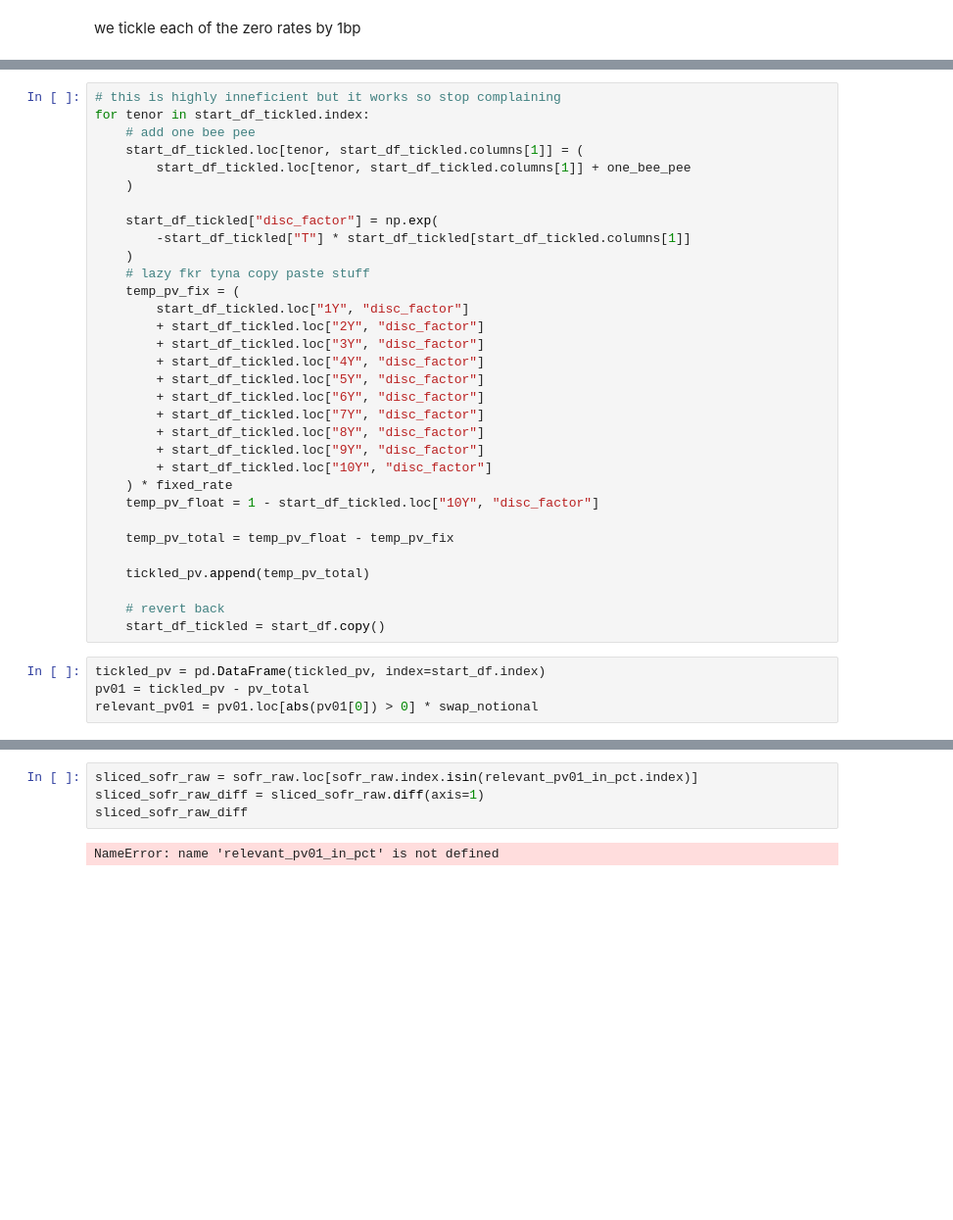
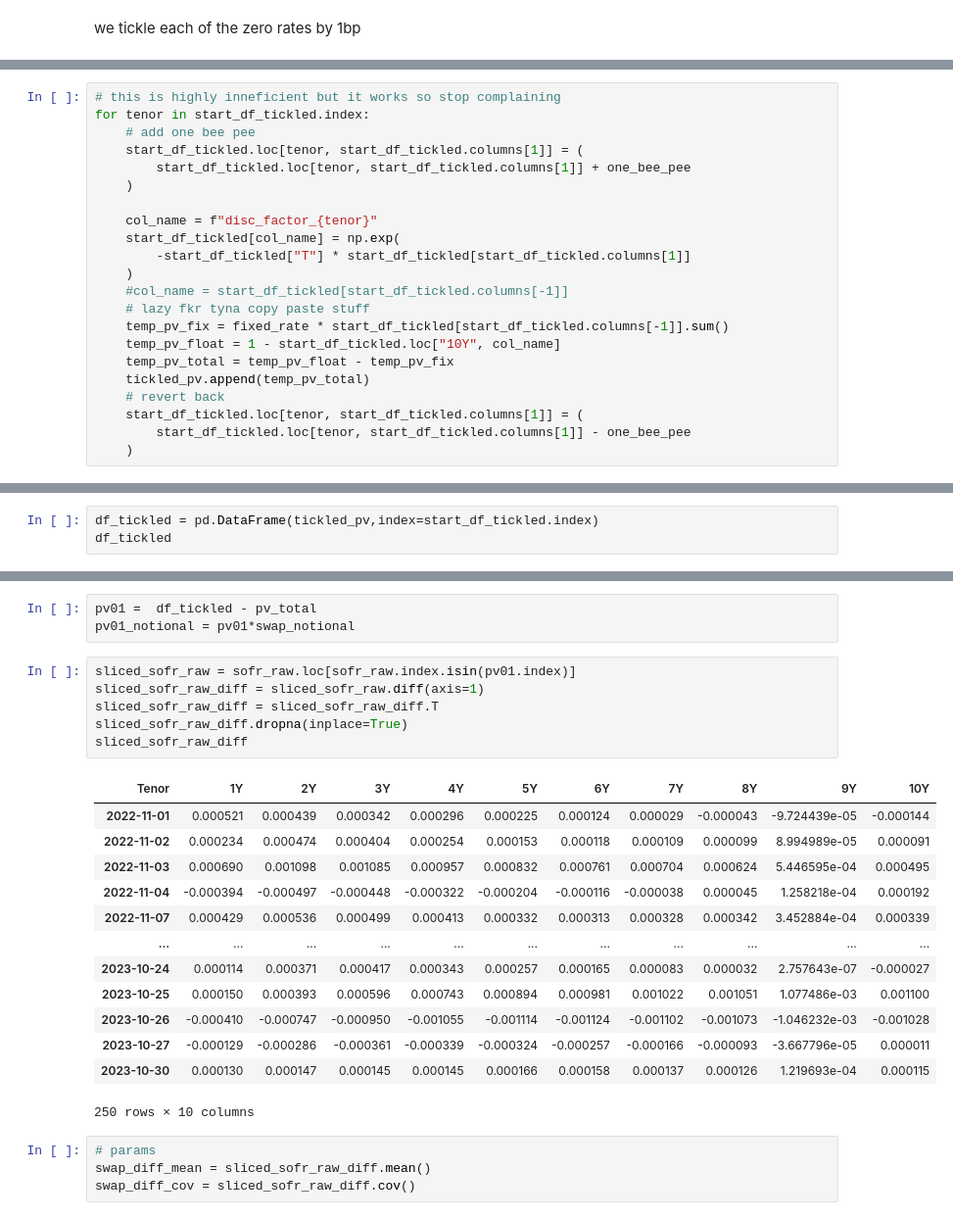
Before and after one commit to kilowiski/risk-analysis-mirror, a Jupyter notebook: var.ipynb, the cells around one changed output, grey strips where cells are left out. Shown: that part at 98% size. Cells and saved outputs as stored; diff of their text form; blank space fills up the shorter version.

Commit message:
done parametric

```diff
--- a/var.ipynb
+++ b/var.ipynb
@@ -270,31 +232,17 @@ for tenor in start_df_tickled.index:
         start_df_tickled.loc[tenor, start_df_tickled.columns[1]] + one_bee_pee
     )
 
-    start_df_tickled["disc_factor"] = np.exp(
+    col_name = f"disc_factor_{tenor}"
+    start_df_tickled[col_name] = np.exp(
         -start_df_tickled["T"] * start_df_tickled[start_df_tickled.columns[1]]
     )
+    #col_name = start_df_tickled[start_df_tickled.columns[-1]]
     # lazy fkr tyna copy paste stuff
-    temp_pv_fix = (
-        start_df_tickled.loc["1Y", "disc_factor"]
-        + start_df_tickled.loc["2Y", "disc_factor"]
-        + start_df_tickled.loc["3Y", "disc_factor"]
-        + start_df_tickled.loc["4Y", "disc_factor"]
-        + start_df_tickled.loc["5Y", "disc_factor"]
-        + start_df_tickled.loc["6Y", "disc_factor"]
-        + start_df_tickled.loc["7Y", "disc_factor"]
-        + start_df_tickled.loc["8Y", "disc_factor"]
-        + start_df_tickled.loc["9Y", "disc_factor"]
-        + start_df_tickled.loc["10Y", "disc_factor"]
-    ) * fixed_rate
-    temp_pv_float = 1 - start_df_tickled.loc["10Y", "disc_factor"]
-
+    temp_pv_fix = fixed_rate * start_df_tickled[start_df_tickled.columns[-1]].sum()
+    temp_pv_float = 1 - start_df_tickled.loc["10Y", col_name]
     temp_pv_total = temp_pv_float - temp_pv_fix
-
     tickled_pv.append(temp_pv_total)
-
     # revert back
-    start_df_tickled = start_df.copy()
+    start_df_tickled.loc[tenor, start_df_tickled.columns[1]] = (
+        start_df_tickled.loc[tenor, start_df_tickled.columns[1]] - one_bee_pee
+    )
-# %%
-tickled_pv = pd.DataFrame(tickled_pv, index=start_df.index)
-pv01 = tickled_pv - pv_total
-relevant_pv01 = pv01.loc[abs(pv01[0]) > 0] * swap_notional
@@ -315,0 +264,3 @@ relevant_pv01
+# %%
+df_tickled = pd.DataFrame(tickled_pv,index=start_df_tickled.index)
+df_tickled
@@ -316,6 +280,27 @@ relevant_pv01
+# %%
+pv01 =  df_tickled - pv_total
+pv01_notional = pv01*swap_notional
 # %%
-sliced_sofr_raw = sofr_raw.loc[sofr_raw.index.isin(relevant_pv01_in_pct.index)]
+sliced_sofr_raw = sofr_raw.loc[sofr_raw.index.isin(pv01.index)]
 sliced_sofr_raw_diff = sliced_sofr_raw.diff(axis=1)
+sliced_sofr_raw_diff = sliced_sofr_raw_diff.T
+sliced_sofr_raw_diff.dropna(inplace=True)
 sliced_sofr_raw_diff
 # %% [output]
+| Tenor | 1Y | 2Y | 3Y | 4Y | 5Y | 6Y | 7Y | 8Y | 9Y | 10Y |
+| 2022-11-01 | 0.000521 | 0.000439 | 0.000342 | 0.000296 | 0.000225 | 0.000124 | 0.000029 | -0.000043 | -9.724439e-05 | -0.000144 |
+| 2022-11-02 | 0.000234 | 0.000474 | 0.000404 | 0.000254 | 0.000153 | 0.000118 | 0.000109 | 0.000099 | 8.994989e-05 | 0.000091 |
+| 2022-11-03 | 0.000690 | 0.001098 | 0.001085 | 0.000957 | 0.000832 | 0.000761 | 0.000704 | 0.000624 | 5.446595e-04 | 0.000495 |
+| 2022-11-04 | -0.000394 | -0.000497 | -0.000448 | -0.000322 | -0.000204 | -0.000116 | -0.000038 | 0.000045 | 1.258218e-04 | 0.000192 |
+| 2022-11-07 | 0.000429 | 0.000536 | 0.000499 | 0.000413 | 0.000332 | 0.000313 | 0.000328 | 0.000342 | 3.452884e-04 | 0.000339 |
+| ... | ... | ... | ... | ... | ... | ... | ... | ... | ... | ... |
+| 2023-10-24 | 0.000114 | 0.000371 | 0.000417 | 0.000343 | 0.000257 | 0.000165 | 0.000083 | 0.000032 | 2.757643e-07 | -0.000027 |
+| 2023-10-25 | 0.000150 | 0.000393 | 0.000596 | 0.000743 | 0.000894 | 0.000981 | 0.001022 | 0.001051 | 1.077486e-03 | 0.001100 |
+| 2023-10-26 | -0.000410 | -0.000747 | -0.000950 | -0.001055 | -0.001114 | -0.001124 | -0.001102 | -0.001073 | -1.046232e-03 | -0.001028 |
+| 2023-10-27 | -0.000129 | -0.000286 | -0.000361 | -0.000339 | -0.000324 | -0.000257 | -0.000166 | -0.000093 | -3.667796e-05 | 0.000011 |
+| 2023-10-30 | 0.000130 | 0.000147 | 0.000145 | 0.000145 | 0.000166 | 0.000158 | 0.000137 | 0.000126 | 1.219693e-04 | 0.000115 |
-NameError: name 'relevant_pv01_in_pct' is not defined
+250 rows × 10 columns
+# %%
+# params
+swap_diff_mean = sliced_sofr_raw_diff.mean()
+swap_diff_cov = sliced_sofr_raw_diff.cov()
```
Also changed, not shown: parts of 12 cells of this notebook.
